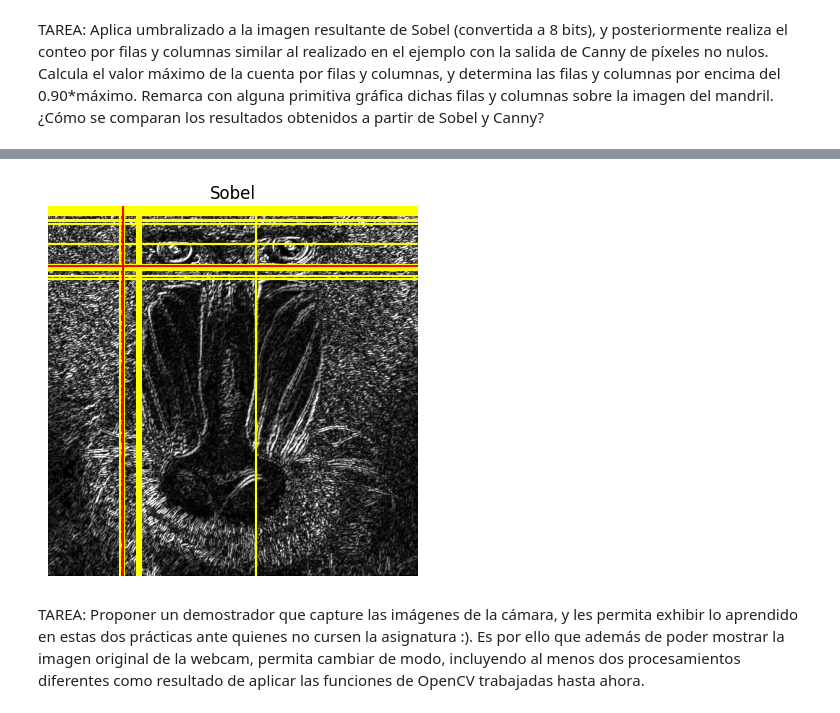
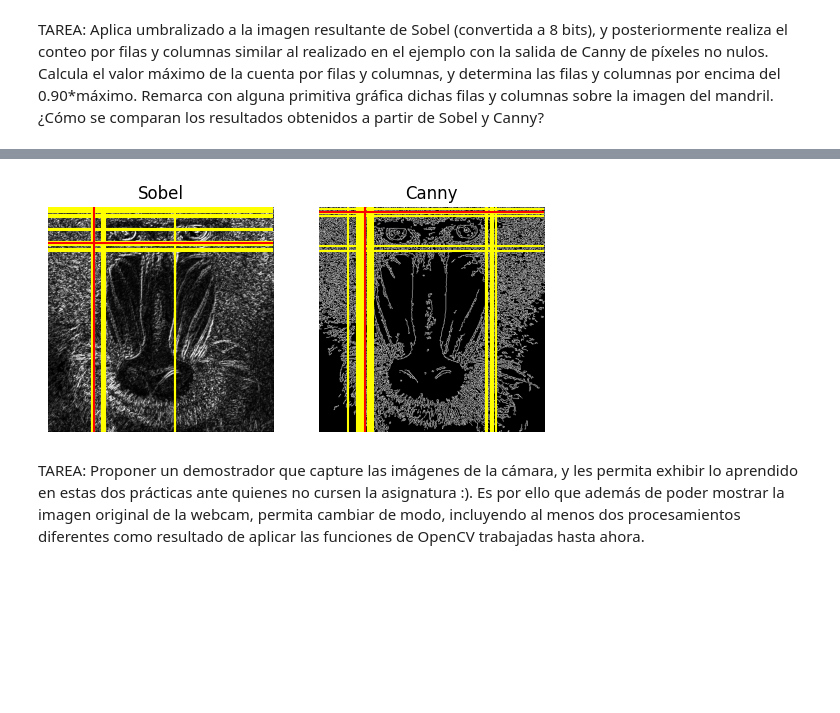
Before and after one commit to RobertoTM03/VC_P2, a Jupyter notebook: Práctica 2 - Grupo 19.ipynb, the cells around one changed output, grey strips where cells are left out. Saved outputs shown, nothing was run; the diff lists cells and outputs as text; code cells hidden in the pictures; blank space fills up the shorter version.

Commit message:
Arreglado error en la tarea número 2 que no mostraba la visualización de Canny para su comparación.

```diff
--- a/Práctica 2 - Grupo 19.ipynb
+++ b/Práctica 2 - Grupo 19.ipynb
@@ -71,35 +71,69 @@ sobel8 = cv2.convertScaleAbs(sobel)
 valorUmbral = 130
 _, imagenUmbralizada = cv2.threshold(gris, valorUmbral, 255, cv2.THRESH_BINARY)
 
-# Suma los valores de los pixeles blancos por columna y por fila
-col_counts = cv2.reduce(sobel8, 0, cv2.REDUCE_SUM, dtype=cv2.CV_32SC1)
-row_counts = cv2.reduce(sobel8, 1, cv2.REDUCE_SUM, dtype=cv2.CV_32SC1)
+# Suma los valores de los pixeles blancos por columna y por fila para Sobel
+col_counts_sobel = cv2.reduce(sobel8, 0, cv2.REDUCE_SUM, dtype=cv2.CV_32SC1)
+row_counts_sobel = cv2.reduce(sobel8, 1, cv2.REDUCE_SUM, dtype=cv2.CV_32SC1)
 
-# Normaliza los valores (0-1)
-cols = col_counts[0] / (255 * sobel8.shape[0])
-rows = row_counts[:,0] / (255 * sobel8.shape[1])
+# Suma los valores de los pixeles blancos por columna y por fila para Canny
+col_counts_canny = cv2.reduce(canny, 0, cv2.REDUCE_SUM, dtype=cv2.CV_32SC1)
+row_counts_canny = cv2.reduce(canny, 1, cv2.REDUCE_SUM, dtype=cv2.CV_32SC1)
 
-# Muestra la imagen del sobel
-plt.figure()
+# Normaliza los valores (0-1) para Sobel del número de pixeles blancos
+cols_sobel = col_counts_sobel[0] / (255 * sobel8.shape[0])
+rows_sobel = row_counts_sobel[:,0] / (255 * sobel8.shape[1])
+
+# Normaliza los valores (0-1) para Canny del número de pixeles blancos
+cols_canny = col_counts_canny[0] / (255 * canny.shape[0])
+rows_canny = row_counts_canny[:,0] / (255 * canny.shape[1])
+
+# Subplot 1: Imagen Sobel con líneas estadísticas
+plt.subplot(1, 2, 1)
 plt.axis("off")
 plt.title("Sobel")
 plt.imshow(sobel8, cmap='gray')
 
-# Obtiene los valores máximos de filas y columnas y sus posiciones
-col_max = np.max(cols)
-row_max = np.max(rows)
-cols_over_90 = np.where(cols > col_max * 0.90)[0]
-rows_over_90 = np.where(rows > row_max * 0.90)[0]
+# Obtiene los valores máximos de filas y columnas para Sobel y sus posiciones
+col_max_sobel = np.max(cols_sobel)
+row_max_sobel = np.max(rows_sobel)
+cols_over_90_sobel = np.where(cols_sobel > col_max_sobel * 0.90)[0]
+rows_over_90_sobel = np.where(rows_sobel > row_max_sobel * 0.90)[0]
 
-# Dibuja líneas amarillas en las posiciones que superan el 90% del máximo de columnas
-for c in cols_over_90:
-    plt.axline((c, 0), (c, 400), color='yellow')
+# Dibuja líneas amarillas en las posiciones que superan el 90% del máximo de columnas (Sobel)
+for c in cols_over_90_sobel:
+    plt.axvline(x=c, color='yellow')
 
-# Dibuja líneas amarillas en las posiciones que superan el 90% del máximo de filas
-for r in rows_over_90:
-    plt.axline((0, r), (400, r), color='yellow')
+# Dibuja líneas amarillas en las posiciones que superan el 90% del máximo de filas (Sobel)
+for r in rows_over_90_sobel:
+    plt.axhline(y=r, color='yellow')
 
-# Dibuja líneas rojas en las posiciones de los máximos absolutos
-plt.axline((np.where(cols == col_max)[0][0], 0), (np.where(cols == col_max)[0][0], 400), color='red')
-plt.axline((0, np.where(rows == row_max)[0][0]), (400, np.where(rows == row_max)[0][0]), color='red')
+# Dibuja líneas rojas en las posiciones de los máximos absolutos (Sobel)
+plt.axvline(x=np.where(cols_sobel == col_max_sobel)[0][0], color='red')
+plt.axhline(y=np.where(rows_sobel == row_max_sobel)[0][0], color='red')
+
+# Subplot 2: Imagen Canny con líneas estadísticas
+plt.subplot(1, 2, 2)
+plt.axis("off")
+plt.title("Canny")
+plt.imshow(canny, cmap='gray')
+
+# Obtiene los valores máximos de filas y columnas para Canny y sus posiciones
+col_max_canny = np.max(cols_canny)
+row_max_canny = np.max(rows_canny)
+cols_over_90_canny = np.where(cols_canny > col_max_canny * 0.90)[0]
+rows_over_90_canny = np.where(rows_canny > row_max_canny * 0.90)[0]
+
+# Dibuja líneas amarillas en las posiciones que superan el 90% del máximo de columnas (Canny)
+for c in cols_over_90_canny:
+    plt.axvline(x=c, color='yellow')
+
+# Dibuja líneas amarillas en las posiciones que superan el 90% del máximo de filas (Canny)
+for r in rows_over_90_canny:
+    plt.axhline(y=r, color='yellow')
+
+# Dibuja líneas rojas en las posiciones de los máximos absolutos (Canny)
+plt.axvline(x=np.where(cols_canny == col_max_canny)[0][0], color='red')
+plt.axhline(y=np.where(rows_canny == row_max_canny)[0][0], color='red')
+
+plt.show()
 # %% [output]
@@ -107,4 +140,4 @@ plt.axline((0, np.where(rows == row_max)[0][0]), (400, np.where(rows == row_max)
-[figure, old version]
+[figure, new version]
 # %% [markdown]
 TAREA: Proponer un demostrador que capture las imágenes de la cámara, y les permita exhibir lo aprendido en estas dos prácticas ante quienes no cursen la asignatura :). Es por ello que además de poder mostrar la imagen original de la webcam, permita cambiar de modo, incluyendo al menos dos procesamientos diferentes como resultado de aplicar las funciones de OpenCV trabajadas hasta ahora.
 # %%
```
Also changed, not shown: parts of 2 cells of this notebook, 1 other file.
